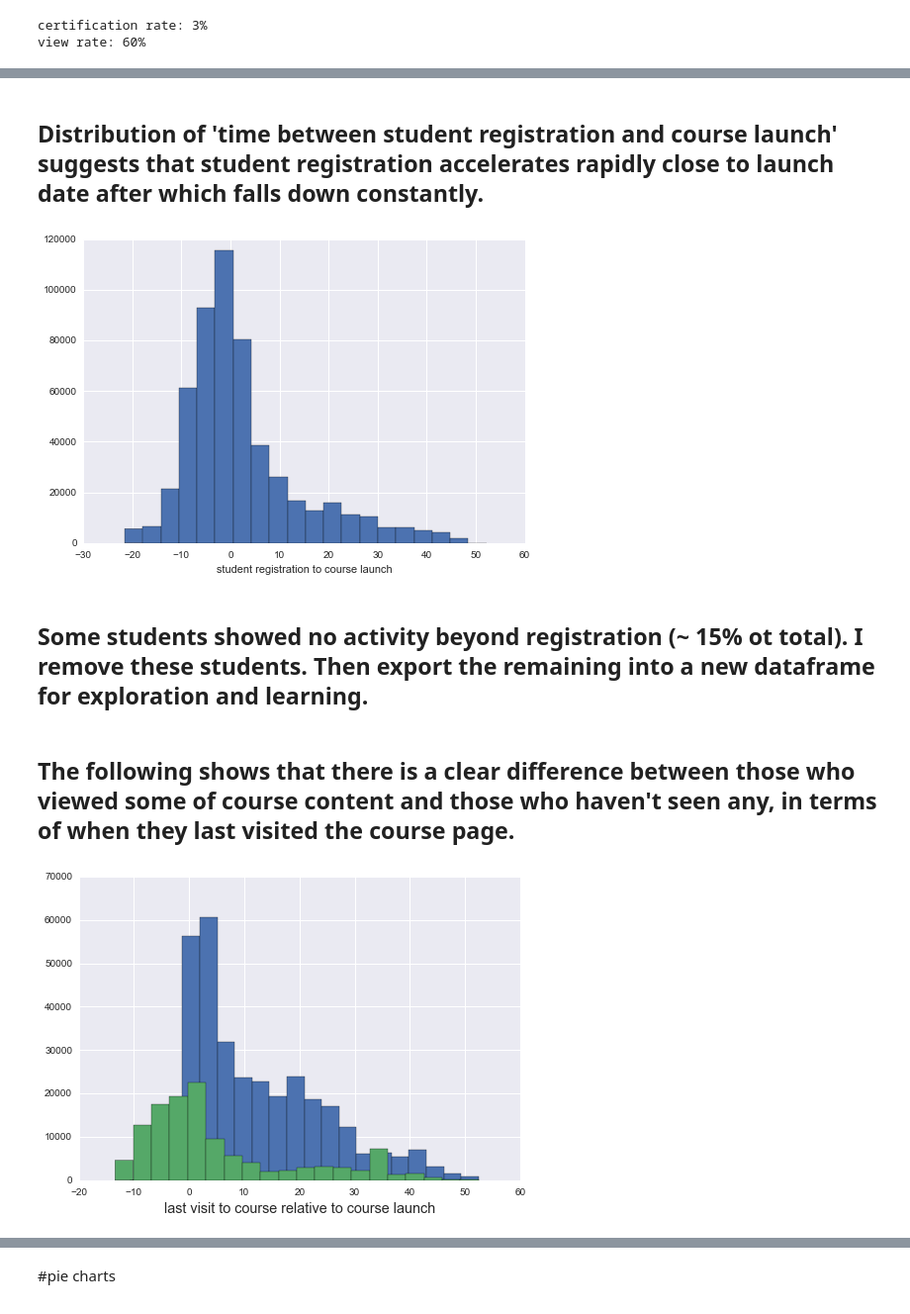
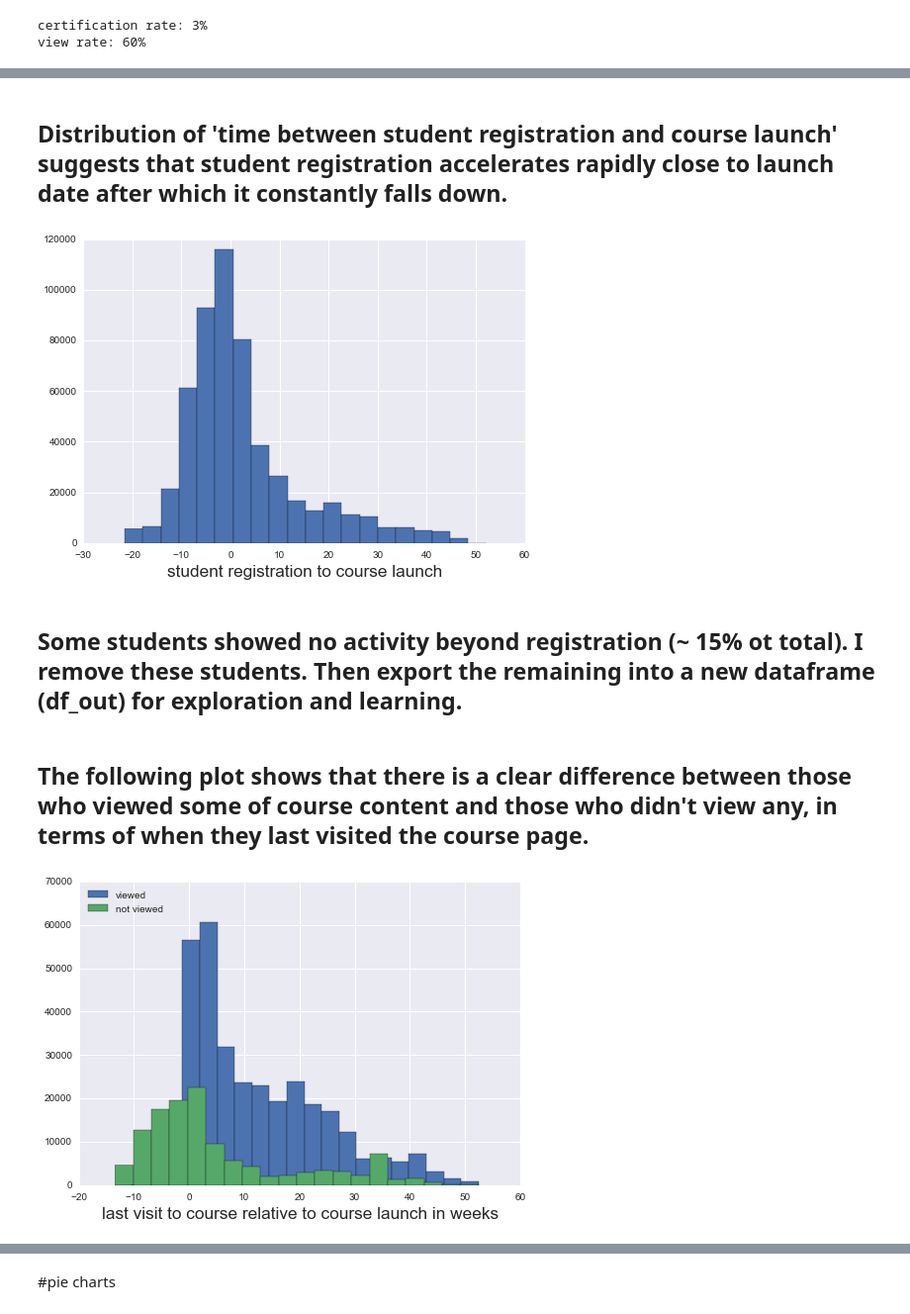
Before and after one commit to hadi-ds/mooc, a Jupyter notebook: DataPreparation.ipynb, the cells around one changed output, grey strips where cells are left out. Shown at 99% size. Saved outputs shown, nothing was run; the diff lists cells and outputs as text; code cells hidden in the pictures.

```diff
--- a/DataPreparation.ipynb
+++ b/DataPreparation.ipynb
@@ -152,5 +152,5 @@ view rate: 60%
 # %%
-weeks_in_course = []
+#weeks_in_course = []
 #eff_weeks_in_course = []
 
 regis_to_start = []
@@ -183,27 +183,27 @@ for i in xrange(df.shape[0]):
         m23 = int(d2[5:7]) - int(d3[5:7])
         d23 = int(d2[8:]) - int(d3[8:])
         last_event_to_launch.append((yr23*365+m23*30+d23)/7.)
-        weeks_in_course.append((yr21*365+m21*30+d21)/7.)
+        #weeks_in_course.append((yr21*365+m21*30+d21)/7.)
     else:
-        weeks_in_course.append(0)
+        #weeks_in_course.append(0)
         last_event_to_launch.append(0)
 
-df['weeks_in_course'] = weeks_in_course
+#df['weeks_in_course'] = weeks_in_course
 df['regis_to_start'] = regis_to_start
 df['course_duration'] = course_duration
 df['last_event_to_launch'] = last_event_to_launch
-del weeks_in_course, regis_to_start, course_duration, last_event_to_launch
+del regis_to_start, course_duration, last_event_to_launch#, weeks_in_course
 
 # remove inconsistence data where last_event_DI < start_time_DI:
-df = df[df['weeks_in_course'] >= 0]
-df.index = arange(df.shape[0])
+#df = df[df['weeks_in_course'] >= 0]
+#df.index = arange(df.shape[0])
 
 # weeks in the course / duration of course
 r1 = []
 for i in xrange(df.shape[0]):
-    r1.append(df['weeks_in_course'][i]/float(df['course_duration'][i]))
+    r1.append(df['last_event_to_launch'][i]/float(df['course_duration'][i]))
 
-df['weeks/duration'] = r1
+df['presence/duration'] = r1
 del r1
 # %%
 df.head()
@@ -227,15 +228,15 @@ Index([u'course_id', u'userid_DI', u'viewed', u'explored', u'certified',
       dtype='object')
 # %% [markdown]
-## Distribution of 'time between student registration and course launch' suggests that student registration accelerates rapidly close to launch date after which falls down constantly.
+## Distribution of 'time between student registration and course launch' suggests that student registration accelerates rapidly close to launch date after which it constantly falls down.
 # %%
 sns.set_style('darkgrid')
 
-plt.xlabel('student registration to course launch')
+plt.xlabel('student registration to course launch', fontsize = 'xx-large')
 plt.hist(df['regis_to_start'], 20);
 # %% [output]
-[figure, old version]
+[figure, new version]
 # %% [markdown]
-## Some students showed no activity  beyond registration (~ 15% ot total). I remove these students. Then export the remaining into a new dataframe for exploration and learning.
+## Some students showed no activity  beyond registration (~ 15% ot total). I remove these students. Then export the remaining into a new dataframe (df_out) for exploration and learning.
 # %%
 df_out = df[pd.notnull(df.last_event_DI)] # remove students with no activity
 
@@ -244,23 +245,27 @@ del df_out['last_event_DI'], df_out['course_launch'], df_out['course_wrap']
 df_out.index = arange(df_out.shape[0])
 df_out.to_csv('learn.csv', index = False)
 # %% [markdown]
-## The following shows that there is a clear difference between those who viewed some of course content and those who haven't seen any, in terms of when they last visited the course page.
+## The following plot shows that there is a clear difference between those who viewed some of course content and those who didn't view any, in terms of when they last visited the course page.
 # %%
 x = df_out[df_out['viewed'] == 1]
 x.index = arange(len(x))
 
 y = df_out[df_out['viewed'] == 0]
 y.index = arange(len(y))
 
 max_data = np.r_[x['last_event_to_launch'], y['last_event_to_launch']].max()
 #bins = np.linspace(0, max_data, max_data + 1)
-plt.xlabel('last visit to course relative to course launch', fontsize = 'x-large')
+plt.xlabel('last visit to course relative to course launch in weeks', fontsize = 'xx-large')
 
 
-plt.hist(x['last_event_to_launch'], 20)
-plt.hist(y['last_event_to_launch'], 20)
-plt.savefig('last_to_launch.eps', format='eps')
+plt.hist(x['last_event_to_launch'], 20,label='viewed')
+plt.legend(loc='upper center', shadow=True)
+
+plt.hist(y['last_event_to_launch'], 20, label='not viewed')
+plt.legend(loc='upper left', shadow=True)
+
+#plt.savefig('last_to_launch.eps', format='eps')
 
 plt.show()
 # %% [output]
-[figure, old version]
+[figure, new version]
```
Also changed, not shown: parts of 31 cells of this notebook.
